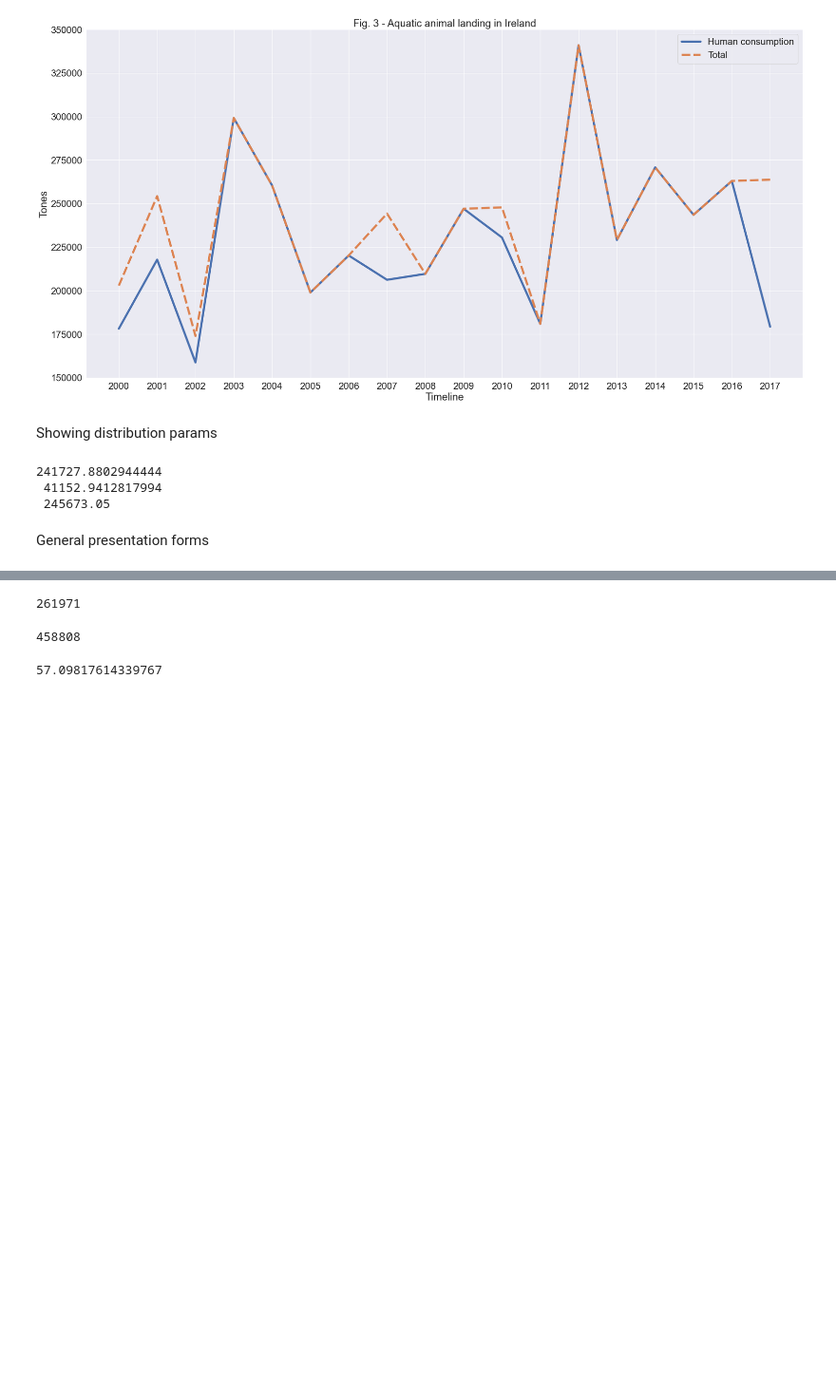
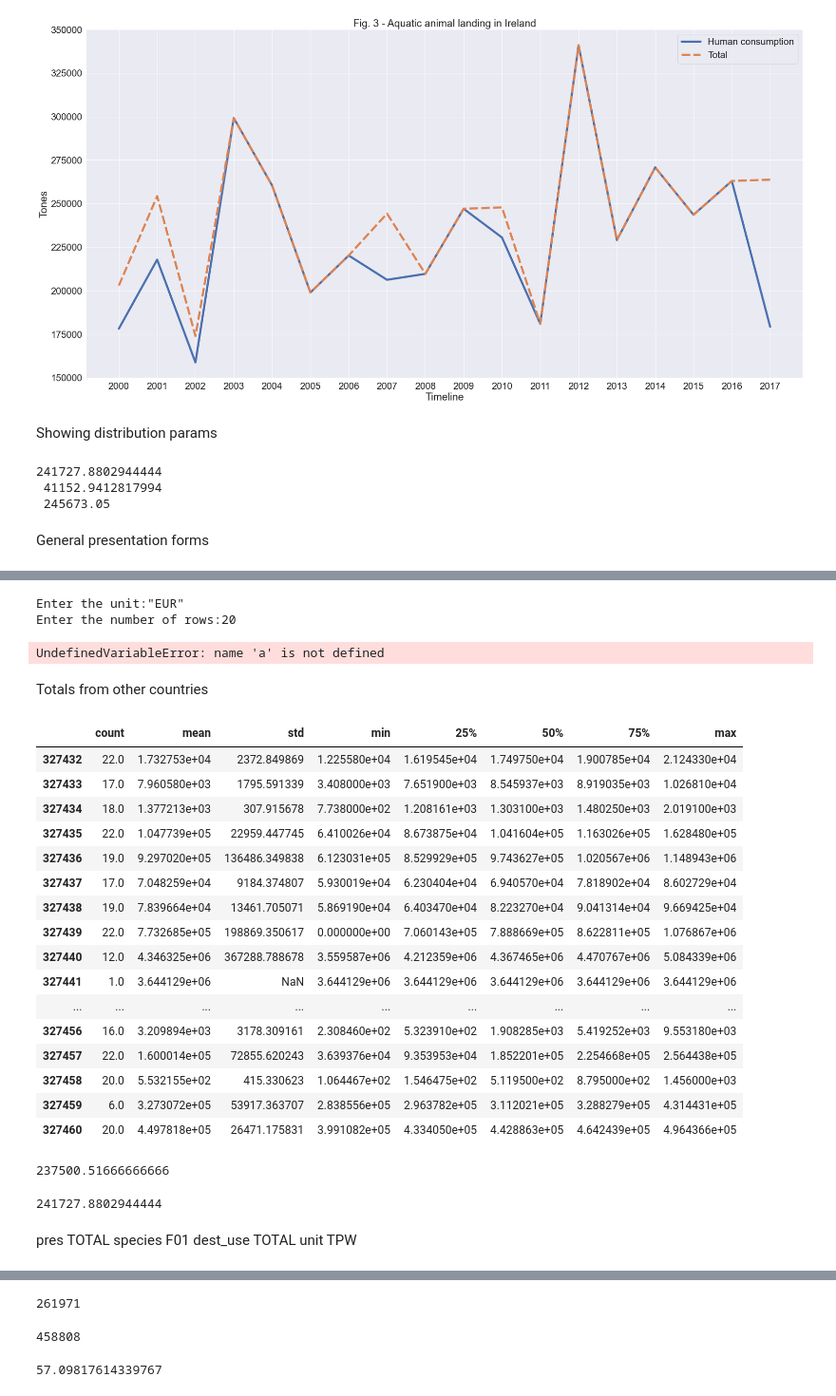
Before and after one commit to Carloselrecharlie/CA2, a Jupyter notebook: Fishery report.ipynb, the cells around one changed output, grey strips where cells are left out. Shown at 95% size. Drawn from its saved outputs; the diff is of its cells as text; code cells hidden in the pictures; blank space fills up the shorter version.

```diff
--- a/Fishery report.ipynb
+++ b/Fishery report.ipynb
@@ -601,0 +663,42 @@ pandas.core.series.Series
+# %%
+topMeanValues()
+# %% [output]
+Enter the unit:"EUR"
+Enter the number of rows:20
+UndefinedVariableError: name 'a' is not defined
+# %% [markdown]
+Totals from other countries
+# %%
+mainDF.query('pres == "TOTAL" & species == "F01" & dest_use == "TOTAL" & unit == "TPW"').iloc[:,5:].apply(pd.DataFrame.describe, axis=1)
+# %% [output]
+|  | count | mean | std | min | 25% | 50% | 75% | max |
+| 327432 | 22.0 | 1.732753e+04 | 2372.849869 | 1.225580e+04 | 1.619545e+04 | 1.749750e+04 | 1.900785e+04 | 2.124330e+04 |
+| 327433 | 17.0 | 7.960580e+03 | 1795.591339 | 3.408000e+03 | 7.651900e+03 | 8.545937e+03 | 8.919035e+03 | 1.026810e+04 |
+| 327434 | 18.0 | 1.377213e+03 | 307.915678 | 7.738000e+02 | 1.208161e+03 | 1.303100e+03 | 1.480250e+03 | 2.019100e+03 |
+| 327435 | 22.0 | 1.047739e+05 | 22959.447745 | 6.410026e+04 | 8.673875e+04 | 1.041604e+05 | 1.163026e+05 | 1.628480e+05 |
+| 327436 | 19.0 | 9.297020e+05 | 136486.349838 | 6.123031e+05 | 8.529929e+05 | 9.743627e+05 | 1.020567e+06 | 1.148943e+06 |
+| 327437 | 17.0 | 7.048259e+04 | 9184.374807 | 5.930019e+04 | 6.230404e+04 | 6.940570e+04 | 7.818902e+04 | 8.602729e+04 |
+| 327438 | 19.0 | 7.839664e+04 | 13461.705071 | 5.869190e+04 | 6.403470e+04 | 8.223270e+04 | 9.041314e+04 | 9.669425e+04 |
+| 327439 | 22.0 | 7.732685e+05 | 198869.350617 | 0.000000e+00 | 7.060143e+05 | 7.888669e+05 | 8.622811e+05 | 1.076867e+06 |
+| 327440 | 12.0 | 4.346325e+06 | 367288.788678 | 3.559587e+06 | 4.212359e+06 | 4.367465e+06 | 4.470767e+06 | 5.084339e+06 |
+| 327441 | 1.0 | 3.644129e+06 | NaN | 3.644129e+06 | 3.644129e+06 | 3.644129e+06 | 3.644129e+06 | 3.644129e+06 |
+| ... | ... | ... | ... | ... | ... | ... | ... | ... |
+| 327456 | 16.0 | 3.209894e+03 | 3178.309161 | 2.308460e+02 | 5.323910e+02 | 1.908285e+03 | 5.419252e+03 | 9.553180e+03 |
+| 327457 | 22.0 | 1.600014e+05 | 72855.620243 | 3.639376e+04 | 9.353953e+04 | 1.852201e+05 | 2.254668e+05 | 2.564438e+05 |
+| 327458 | 20.0 | 5.532155e+02 | 415.330623 | 1.064467e+02 | 1.546475e+02 | 5.119500e+02 | 8.795000e+02 | 1.456000e+03 |
+| 327459 | 6.0 | 3.273072e+05 | 53917.363707 | 2.838556e+05 | 2.963782e+05 | 3.112021e+05 | 3.288279e+05 | 4.314431e+05 |
+| 327460 | 20.0 | 4.497818e+05 | 26471.175831 | 3.991082e+05 | 4.334050e+05 | 4.428863e+05 | 4.642439e+05 | 4.964366e+05 |
+# %%
+# Italian mean 2000 - 2017
+mainDF.loc[327448][5:23].mean()
+# %% [output]
+237500.51666666666
+# %%
+mainDF.loc[327446][5:27].mean()
+# %% [output]
+241727.8802944444
+# %% [markdown]
+pres              TOTAL
+species             F01
+dest_use          TOTAL
+unit                TPW
```
Also changed, not shown: parts of 16 cells of this notebook.
